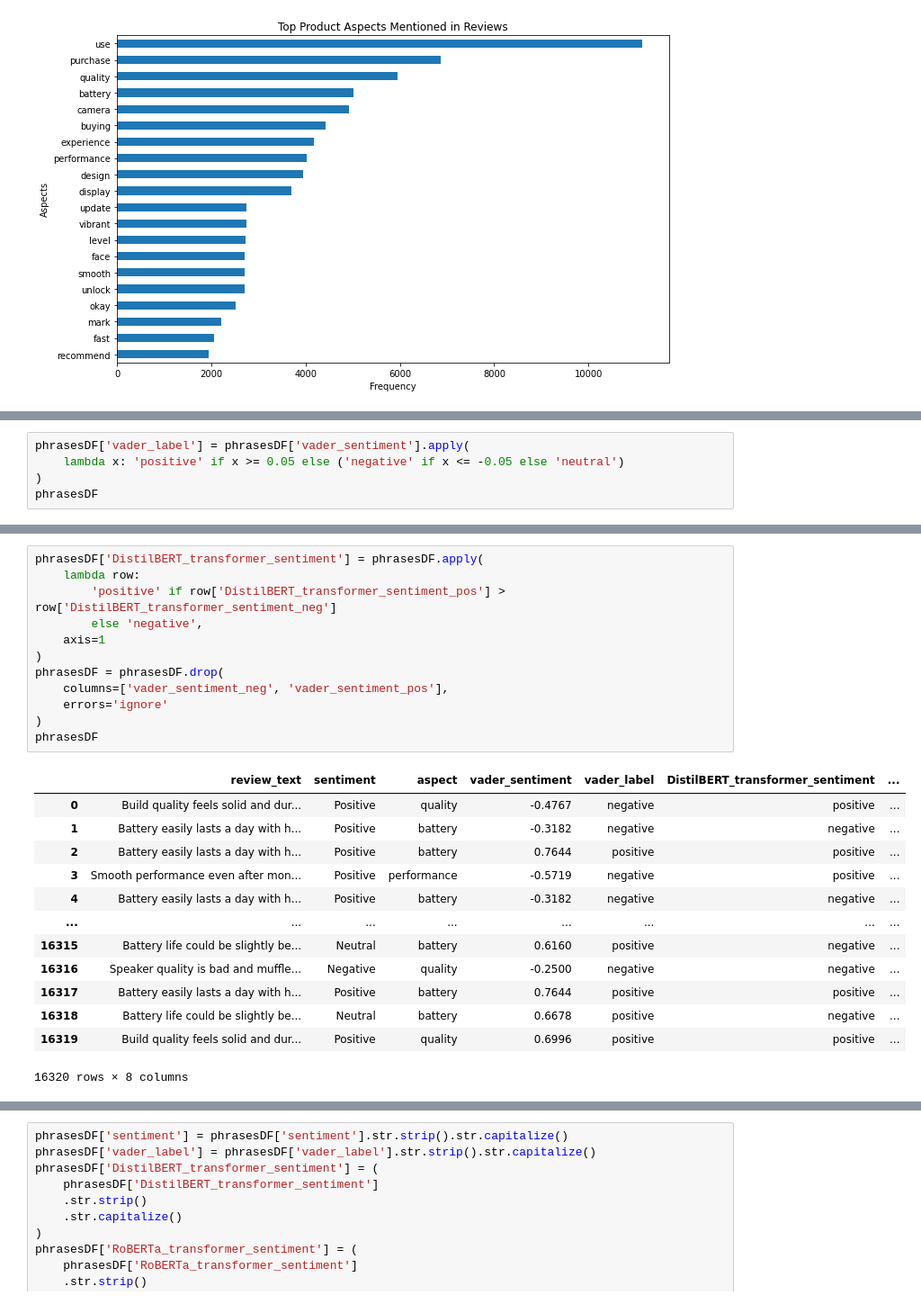
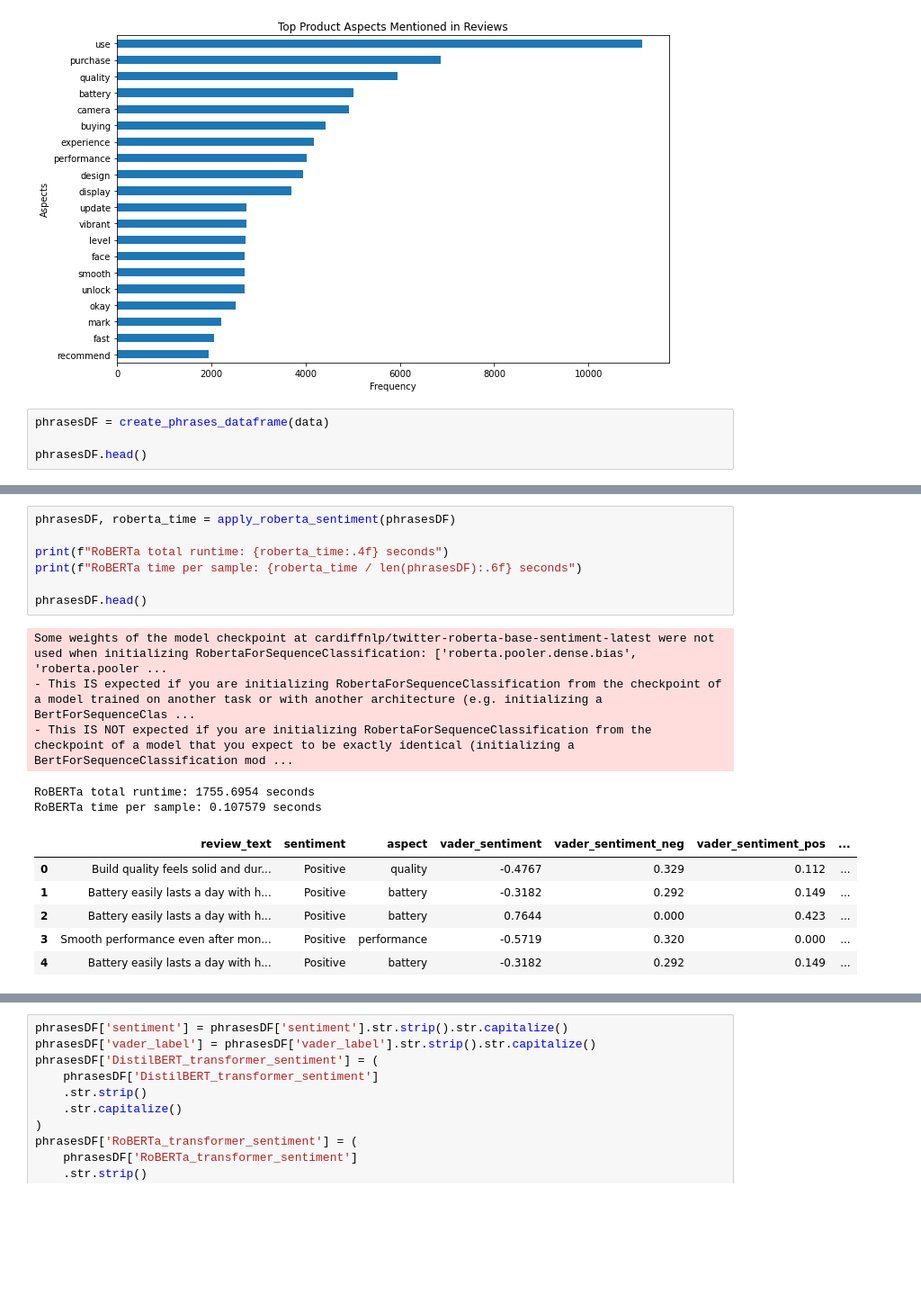
Before and after one commit to unibo-dtm-se-2324-Sentimazon/Sentimazon-Project, a Jupyter notebook: notebooks/Main.ipynb, the cells around one changed output, grey strips where cells are left out. Shown at 90% size. Drawn from its saved outputs; the diff is of its cells as text; blank space fills up the shorter version.

Commit message:
refactor(sentiment-analysis): move sentiment models into module

```diff
--- a/notebooks/Main.ipynb
+++ b/notebooks/Main.ipynb
@@ -89,3 +98,7 @@ filtered_noun_counts = get_filtered_noun_counts(data)
 plot_top_product_aspects(filtered_noun_counts)
 # %% [output]
 [figure]
+# %%
+phrasesDF = create_phrases_dataframe(data)
+
+phrasesDF.head()
@@ -121,5 +126,0 @@ VADER time per sample: 0.001192 seconds
-# %%
-phrasesDF['vader_label'] = phrasesDF['vader_sentiment'].apply(
-    lambda x: 'positive' if x >= 0.05 else ('negative' if x <= -0.05 else 'neutral')
-)
-phrasesDF
@@ -174,26 +143,19 @@ Transformer time per sample: 0.094325 seconds
 # %%
-phrasesDF['DistilBERT_transformer_sentiment'] = phrasesDF.apply(
-    lambda row:
-        'positive' if row['DistilBERT_transformer_sentiment_pos'] > row['DistilBERT_transformer_sentiment_neg']
-        else 'negative',
-    axis=1
-)
-phrasesDF = phrasesDF.drop(
-    columns=['vader_sentiment_neg', 'vader_sentiment_pos'],
-    errors='ignore'
-)
-phrasesDF
+phrasesDF, roberta_time = apply_roberta_sentiment(phrasesDF)
+
+print(f"RoBERTa total runtime: {roberta_time:.4f} seconds")
+print(f"RoBERTa time per sample: {roberta_time / len(phrasesDF):.6f} seconds")
+
+phrasesDF.head()
 # %% [output]
+Some weights of the model checkpoint at cardiffnlp/twitter-roberta-base-sentiment-latest were not used when initializing RobertaForSequenceClassification: ['roberta.pooler.dense.bias', 'roberta.pooler ...
+- This IS expected if you are initializing RobertaForSequenceClassification from the checkpoint of a model trained on another task or with another architecture (e.g. initializing a BertForSequenceClas ...
+- This IS NOT expected if you are initializing RobertaForSequenceClassification from the checkpoint of a model that you expect to be exactly identical (initializing a BertForSequenceClassification mod ...
+RoBERTa total runtime: 1755.6954 seconds
+RoBERTa time per sample: 0.107579 seconds
-|  | review_text | sentiment | aspect | vader_sentiment | vader_label | DistilBERT_transformer_sentiment | ... |
-| 0 | Build quality feels solid and dur... | Positive | quality | -0.4767 | negative | positive | ... |
-| 1 | Battery easily lasts a day with h... | Positive | battery | -0.3182 | negative | negative | ... |
-| 2 | Battery easily lasts a day with h... | Positive | battery | 0.7644 | positive | positive | ... |
-| 3 | Smooth performance even after mon... | Positive | performance | -0.5719 | negative | positive | ... |
-| 4 | Battery easily lasts a day with h... | Positive | battery | -0.3182 | negative | negative | ... |
-| ... | ... | ... | ... | ... | ... | ... | ... |
-| 16315 | Battery life could be slightly be... | Neutral | battery | 0.6160 | positive | negative | ... |
-| 16316 | Speaker quality is bad and muffle... | Negative | quality | -0.2500 | negative | negative | ... |
-| 16317 | Battery easily lasts a day with h... | Positive | battery | 0.7644 | positive | positive | ... |
-| 16318 | Battery life could be slightly be... | Neutral | battery | 0.6678 | positive | negative | ... |
-| 16319 | Build quality feels solid and dur... | Positive | quality | 0.6996 | positive | positive | ... |
+|  | review_text | sentiment | aspect | vader_sentiment | vader_sentiment_neg | vader_sentiment_pos | ... |
+| 0 | Build quality feels solid and dur... | Positive | quality | -0.4767 | 0.329 | 0.112 | ... |
+| 1 | Battery easily lasts a day with h... | Positive | battery | -0.3182 | 0.292 | 0.149 | ... |
+| 2 | Battery easily lasts a day with h... | Positive | battery | 0.7644 | 0.000 | 0.423 | ... |
+| 3 | Smooth performance even after mon... | Positive | performance | -0.5719 | 0.320 | 0.000 | ... |
+| 4 | Battery easily lasts a day with h... | Positive | battery | -0.3182 | 0.292 | 0.149 | ... |
-16320 rows × 8 columns
```
Also changed, not shown: parts of 7 cells of this notebook, 2 other files.
